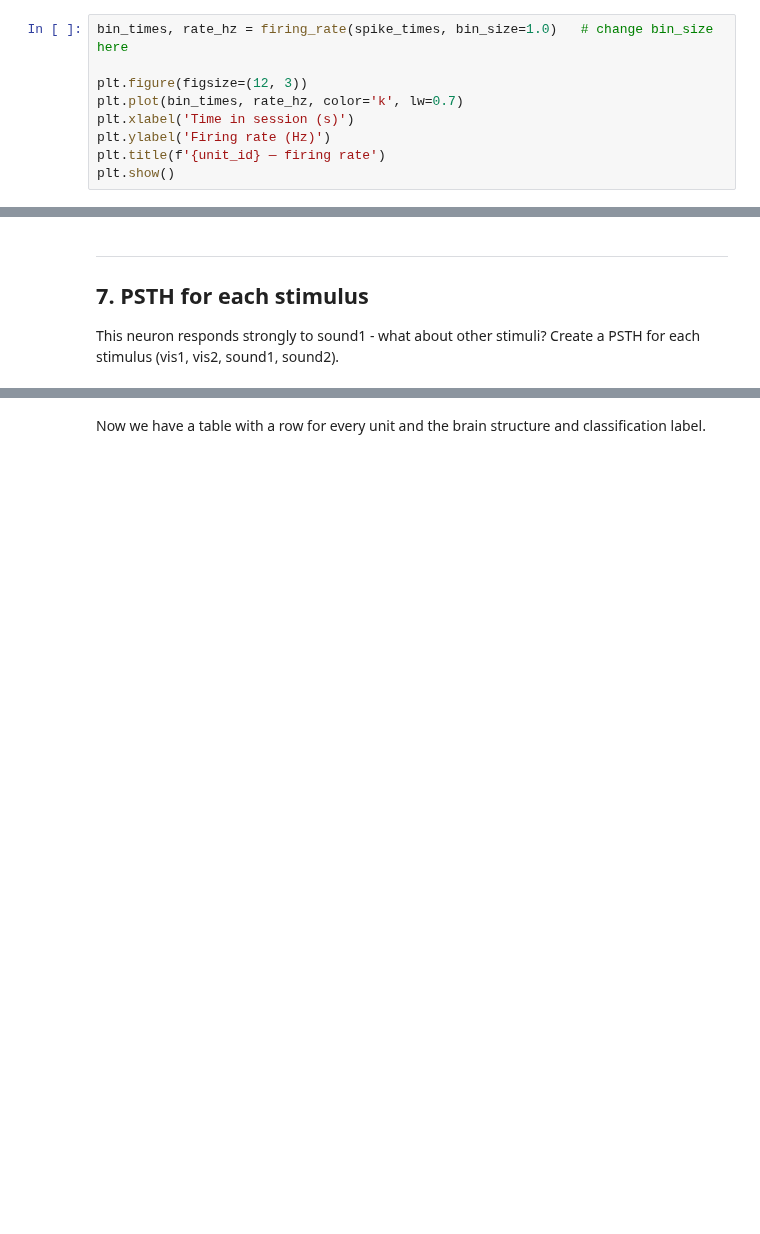
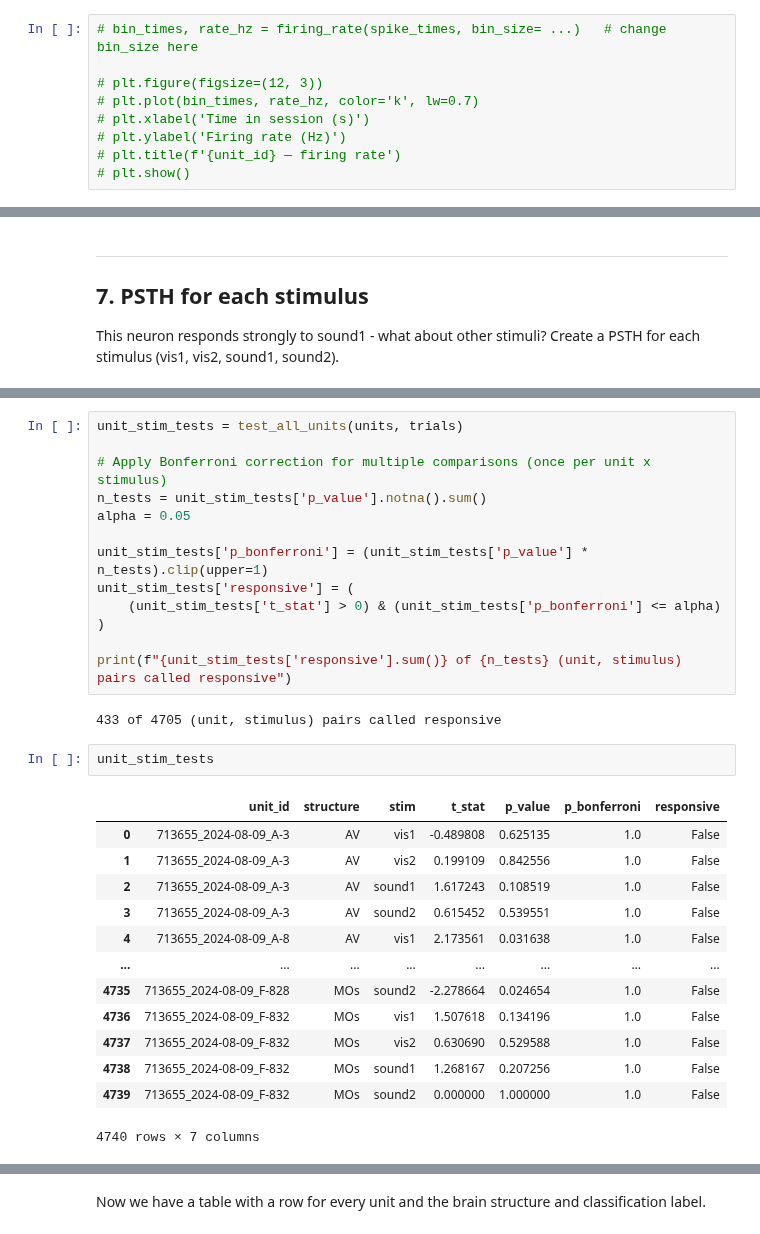
Before and after one commit to leesuyee/dynamic-routing-tutorials, a Jupyter notebook: code/Intro-Tutorial.ipynb, the cells around one changed output, grey strips where cells are left out. Drawn from its saved outputs; the diff is of its cells as text; blank space fills up the shorter version.

```diff
--- a/code/Intro-Tutorial.ipynb
+++ b/code/Intro-Tutorial.ipynb
@@ -272,11 +283,11 @@ plt.show()
 # %% [markdown]
 **Exercise:** change `bin_size` to `0.1` or `10.0` and re-run. How does changing the bin size change the plot?
 # %%
-bin_times, rate_hz = firing_rate(spike_times, bin_size=1.0)   # change bin_size here
+# bin_times, rate_hz = firing_rate(spike_times, bin_size= ...)   # change bin_size here
 
-plt.figure(figsize=(12, 3))
-plt.plot(bin_times, rate_hz, color='k', lw=0.7)
-plt.xlabel('Time in session (s)')
-plt.ylabel('Firing rate (Hz)')
-plt.title(f'{unit_id} — firing rate')
-plt.show()
+# plt.figure(figsize=(12, 3))
+# plt.plot(bin_times, rate_hz, color='k', lw=0.7)
+# plt.xlabel('Time in session (s)')
+# plt.ylabel('Firing rate (Hz)')
+# plt.title(f'{unit_id} — firing rate')
+# plt.show()
@@ -602,0 +626,31 @@ dtype: int64
+# %%
+unit_stim_tests = test_all_units(units, trials)
+
+# Apply Bonferroni correction for multiple comparisons (once per unit x stimulus)
+n_tests = unit_stim_tests['p_value'].notna().sum()
+alpha = 0.05
+
+unit_stim_tests['p_bonferroni'] = (unit_stim_tests['p_value'] * n_tests).clip(upper=1)
+unit_stim_tests['responsive'] = (
+    (unit_stim_tests['t_stat'] > 0) & (unit_stim_tests['p_bonferroni'] <= alpha)
+)
+
+print(f"{unit_stim_tests['responsive'].sum()} of {n_tests} (unit, stimulus) pairs called responsive")
+# %% [output]
+433 of 4705 (unit, stimulus) pairs called responsive
+# %%
+unit_stim_tests
+# %% [output]
+|  | unit_id | structure | stim | t_stat | p_value | p_bonferroni | responsive |
+| 0 | 713655_2024-08-09_A-3 | AV | vis1 | -0.489808 | 0.625135 | 1.0 | False |
+| 1 | 713655_2024-08-09_A-3 | AV | vis2 | 0.199109 | 0.842556 | 1.0 | False |
+| 2 | 713655_2024-08-09_A-3 | AV | sound1 | 1.617243 | 0.108519 | 1.0 | False |
+| 3 | 713655_2024-08-09_A-3 | AV | sound2 | 0.615452 | 0.539551 | 1.0 | False |
+| 4 | 713655_2024-08-09_A-8 | AV | vis1 | 2.173561 | 0.031638 | 1.0 | False |
+| ... | ... | ... | ... | ... | ... | ... | ... |
+| 4735 | 713655_2024-08-09_F-828 | MOs | sound2 | -2.278664 | 0.024654 | 1.0 | False |
+| 4736 | 713655_2024-08-09_F-832 | MOs | vis1 | 1.507618 | 0.134196 | 1.0 | False |
+| 4737 | 713655_2024-08-09_F-832 | MOs | vis2 | 0.630690 | 0.529588 | 1.0 | False |
+| 4738 | 713655_2024-08-09_F-832 | MOs | sound1 | 1.268167 | 0.207256 | 1.0 | False |
+| 4739 | 713655_2024-08-09_F-832 | MOs | sound2 | 0.000000 | 1.000000 | 1.0 | False |
+4740 rows × 7 columns
```
Also changed, not shown: parts of 31 cells of this notebook.
